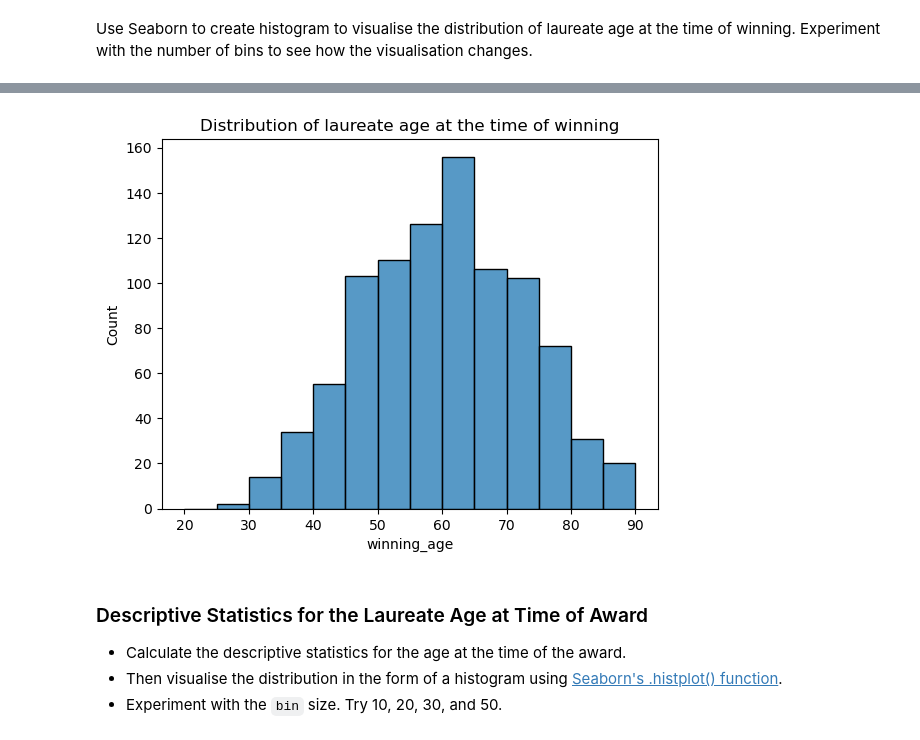
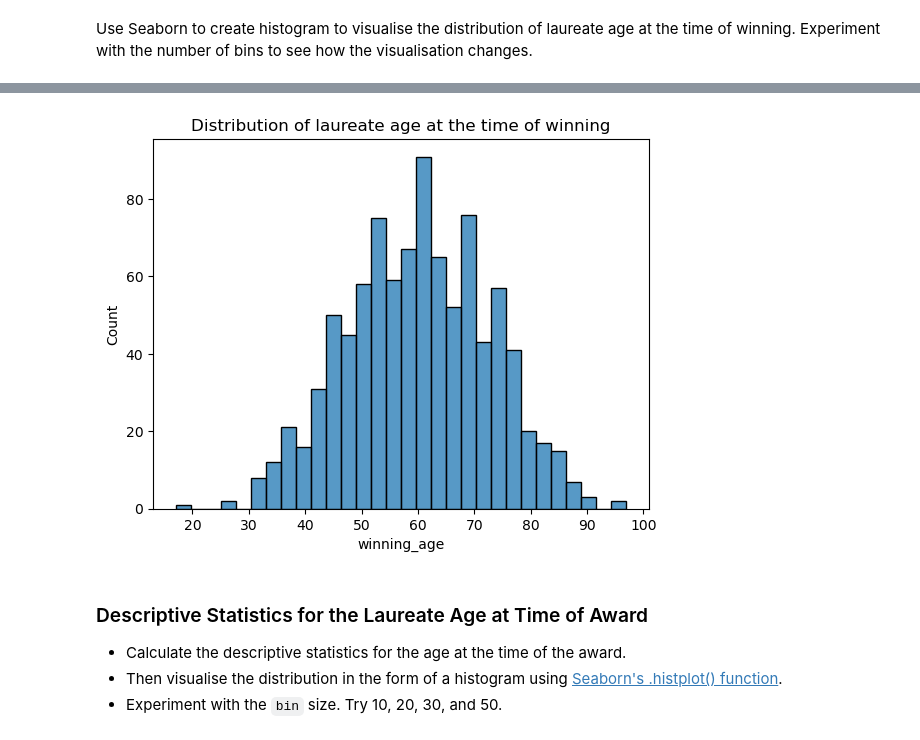
Before and after one commit to ImamSyabana/PythonDay16-100, a Jupyter notebook: Day 79/Nobel_Prize_Analysis_(start).ipynb, the cells around one changed output, grey strips where cells are left out. Saved outputs shown, nothing was run; the diff lists cells and outputs as text; code cells hidden in the pictures.

```diff
--- a/Day 79/Nobel_Prize_Analysis_(start).ipynb
+++ b/Day 79/Nobel_Prize_Analysis_(start).ipynb
@@ -1350,17 +1350,17 @@ df_data.sample()
 # %%
 # Define custom bin edges
 custom_bins = [20, 25, 30, 35, 40, 45, 50, 55, 60, 65, 70, 75, 80, 85, 90]
 
 # Create a histogram of the 'sepal_length' column
-sns.histplot(data=df_data, x="winning_age", bins=custom_bins)
+sns.histplot(data=df_data, x="winning_age", bins=30)
 
 # Add a title to the plot
 plt.title("Distribution of laureate age at the time of winning")
 
 # Display the plot
 plt.show()
 # %% [output]
-[figure, old version]
+[figure, new version]
 # %% [markdown]
 ### Descriptive Statistics for the Laureate Age at Time of Award
 
```
Also changed, not shown: parts of 19 cells of this notebook.
